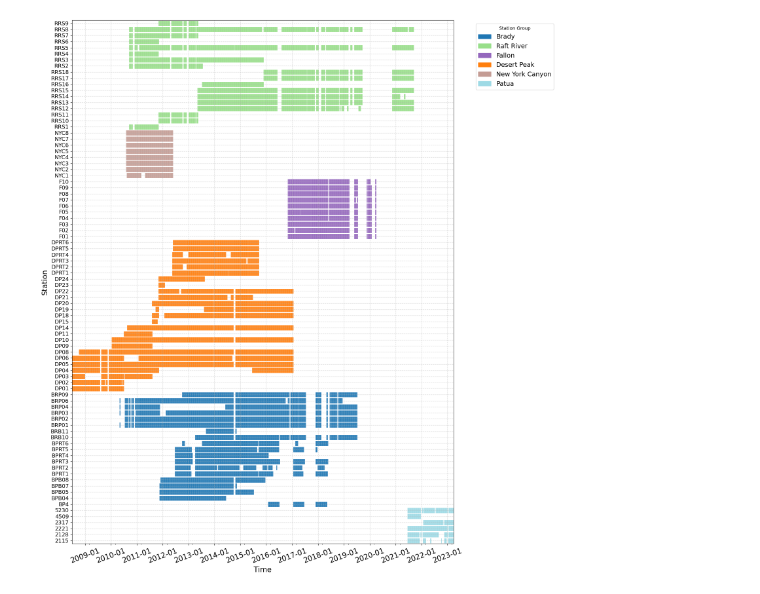
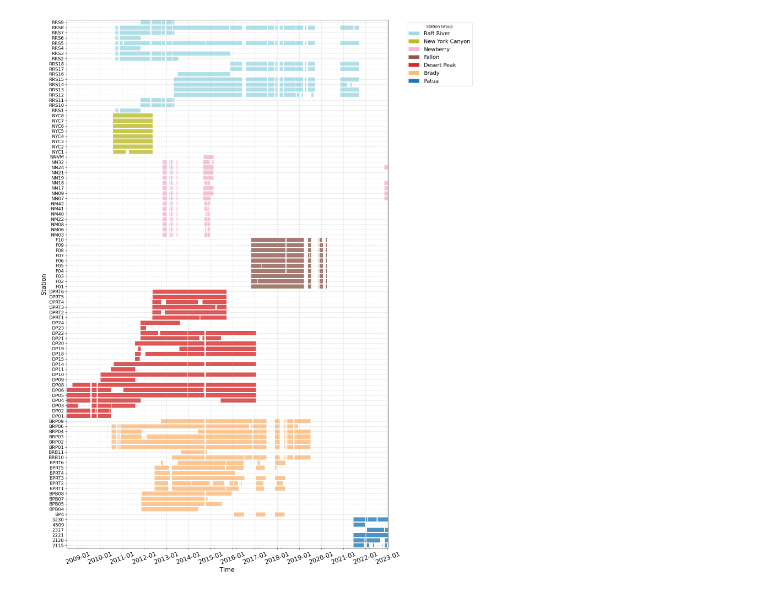
Before and after one commit to cjhopp/scripts, a Jupyter notebook: python/notebooks/lbnl/seismic_datashader.ipynb, the cells around one changed output. Drawn from its saved outputs; the diff is of its cells as text; code cells hidden in the pictures.

```diff
--- a/python/notebooks/lbnl/seismic_datashader.ipynb
+++ b/python/notebooks/lbnl/seismic_datashader.ipynb
@@ -135,15 +143,12 @@ print(new_df)
 # %%
-
 # Combine the new data with the existing DataFrame
 df = pd.concat([df, new_df], ignore_index=True)
 
-# color key by first_char
-unique_chars = df['first_char'].dropna().unique()
-cmap = mpl_cm.get_cmap('tab20', max(1, len(netcode_dict.keys())))
-color_key = {net: mpl_colors.to_hex(cmap(i)) for i, (ch, net) in enumerate(netcode_dict.items())}
-
 # Normalize station names in the combined DataFrame to ensure case-insensitive matching
 df['station'] = df['station'].str.upper()
+
+# Recompute first_char for the combined dataframe so Newberry and Patua codes map consistently
+df['first_char'] = df['station'].apply(get_prefix)
 
 # Drop stations starting with "ACQ" (if needed)
 df = df[~df['station'].str.startswith('ACQ', na=False)].copy()
@@ -154,16 +159,26 @@ df['station'] = pd.Categorical(df['station'], categories=stations, ordered=True)
 y_map = {lab: i for i, lab in enumerate(stations)}
 df['y'] = df['station'].astype(str).map(y_map)
 
+# Color key by first_char
+unique_chars = sorted(df['first_char'].dropna().unique())
+cmap = mpl_cm.get_cmap('tab20', max(1, len(unique_chars)))
+color_key = {ch: mpl_colors.to_hex(cmap(i)) for i, ch in enumerate(unique_chars)}
+
+# Keep legend order aligned with the vertical station order
+displayed_keys = []
+for station in stations:
+    key = get_prefix(str(station))
+    if key not in displayed_keys:
+        displayed_keys.append(key)
+
 # Aggregate data into weekly bins (but keep absolute datetimes)
-df['week_start'] = df['dt'].dt.to_period('W').apply(lambda r: r.start_time)  # Start of the week
+df['week_start'] = df['dt'].dt.to_period('W').dt.start_time
 weekly_df = df.groupby(['week_start', 'station', 'first_char']).agg(
     y=('y', 'first'),  # Use the first y value for the station
     count=('dt', 'count')  # Count the number of patches in the week
 ).reset_index()
 
 weekly_df.to_json("seismic_availability.json", orient='records', date_format='iso')
-
-# df = pd.read_json("seismic_availability.json", convert_dates=['dt', 'dt_end'])
 
 # Create vertical extents for the aggregated bars
 bar_halfheight = 0.4
@@ -175,55 +190,60 @@ weekly_df['x1'] = weekly_df['week_start'] + pd.Timedelta(weeks=1)  # Each bin sp
 # Plot the aggregated data
 fig, ax = plt.subplots(figsize=(16, max(6, len(stations) * 0.2)))
 
-for _, row in weekly_df.iterrows():
-    color = color_key.get(netcode_dict[row['first_char']], '#000000')  # Default to black
-    rect = patches.Rectangle(
-        (row['x0'], row['y0']),  # Bottom-left corner
-        row['x1'] - row['x0'],  # Width (1 week)
-        row['y1'] - row['y0'],  # Height
-        color=color,
-        alpha=0.8,
-        edgecolor='black',
-        linewidth=0.5
-    )
-    ax.add_patch(rect)
+x0 = mdates.date2num(pd.to_datetime(weekly_df['x0']).to_numpy())
+x1 = mdates.date2num(pd.to_datetime(weekly_df['x1']).to_numpy())
+y0 = weekly_df['y0'].to_numpy()
+y1 = weekly_df['y1'].to_numpy()
+facecolors = weekly_df['first_char'].map(color_key).fillna('#000000').to_numpy()
+verts = [
+    [(left, bottom), (left, top), (right, top), (right, bottom)]
+    for left, right, bottom, top in zip(x0, x1, y0, y1)
+]
+collection = PolyCollection(
+    verts,
+    facecolors=facecolors,
+    edgecolors='none',
+    linewidths=0,
+    alpha=0.8,
+)
+ax.add_collection(collection)
 
 # Set axis limits and labels
 ax.set_xlim(weekly_df['x0'].min(), weekly_df['x1'].max())
 ax.set_ylim(-0.5, len(stations) - 0.5)
 ax.set_xlabel("Time", fontsize=16)
 ax.set_ylabel("Station", fontsize=16)
 ax.set_yticks(range(len(stations)))
 ax.set_yticklabels(stations, fontsize=12)
 
 # Format x-axis to display datetime labels
 ax.xaxis.set_major_locator(mdates.YearLocator())  # Major ticks every year
 ax.xaxis.set_minor_locator(mdates.MonthLocator(bymonth=3))  # Minor ticks every 3 months
 ax.xaxis.set_major_formatter(mdates.DateFormatter('%Y-%m'))  # Format as "YYYY-MM"
 
 # Rotate x-axis labels for better readability
 plt.xticks(rotation=20, fontsize=16)
 
 # Add a legend for the color categories
 handles = [
-    patches.Patch(color=color_key[netcode_dict[ch]], label=netcode_dict.get(ch, ch))
-    for ch in unique_chars if ch not in ['A', '4', '5']
-]
+    patches.Patch(facecolor=color_key[ch], edgecolor='none', linewidth=0, label=netcode_dict.get(ch, ch))
+    for ch in displayed_keys
+][::-1]
 ax.legend(handles=handles, title="Station Group", bbox_to_anchor=(1.05, 1), loc='upper left', fontsize=14)
 
 # Add a grid for better readability
 ax.grid(True, linestyle='--', alpha=0.5)
 
 # Adjust layout for better spacing
 plt.tight_layout()
 
 # Save the figure as a high-resolution image
 plt.savefig("seismic_availability_with_new_stations.png", dpi=300)
 
 # Show the plot
 plt.show()
 # %% [output]
-[figure, old version]
+[figure, new version]
 # %%
 
 # color key by first_char
```
Also changed, not shown: parts of 3 cells of this notebook, 42 other files.
